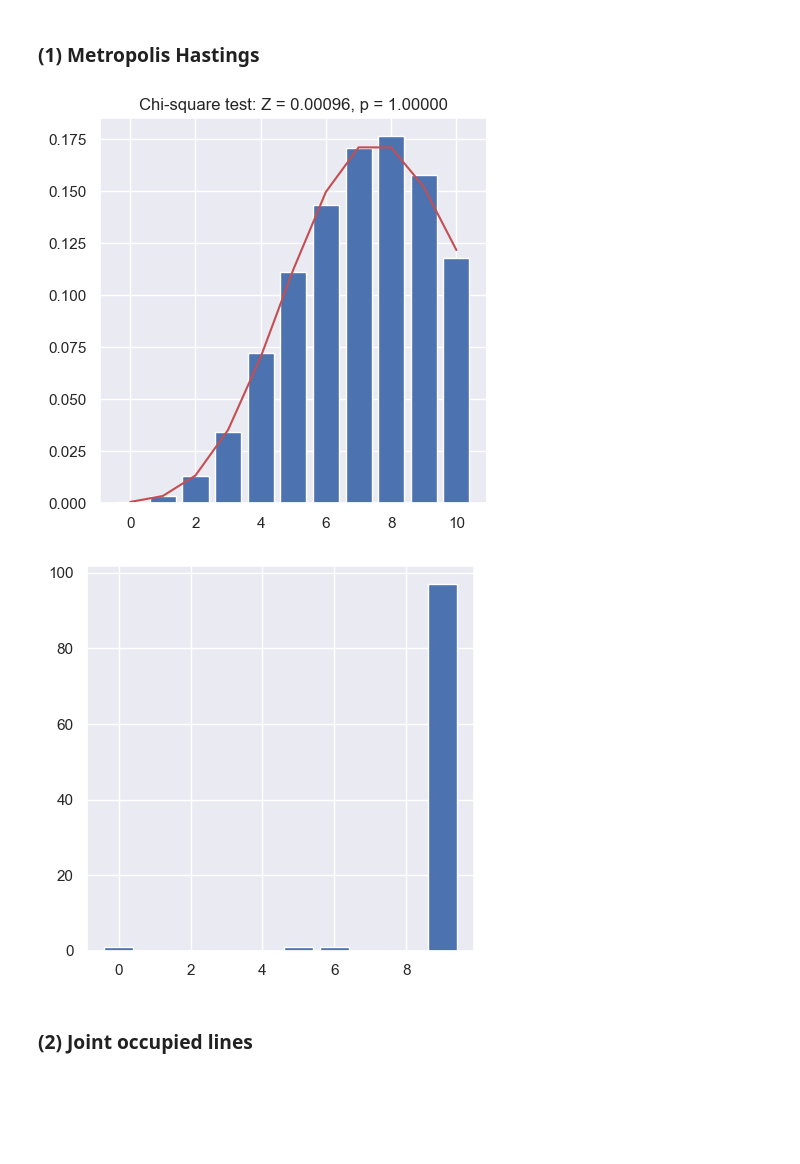
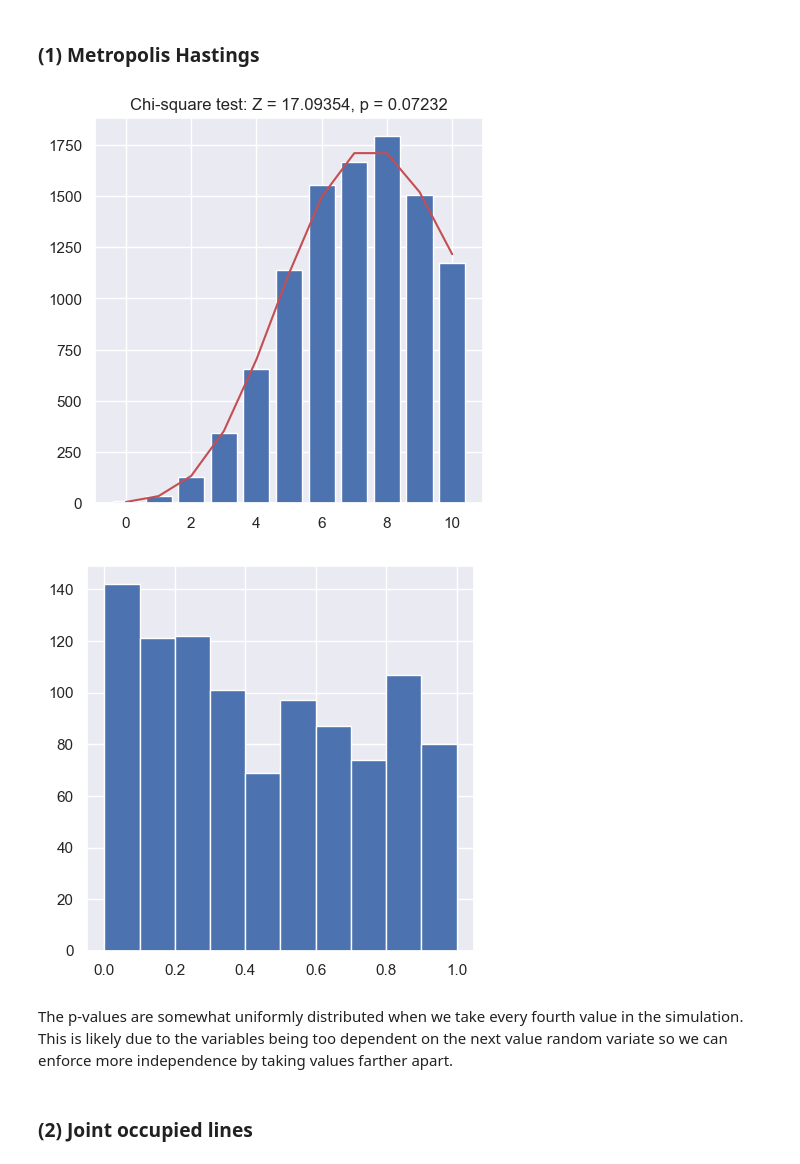
Before and after one commit to SigurdThorlund/02443-stochastic-simulation, a Jupyter notebook: sigurd/5-day/exercise_6.ipynb, the cells around one changed output. Drawn from its saved outputs; the diff is of its cells as text; code cells hidden in the pictures; blank space fills up the shorter version.

```diff
--- a/sigurd/5-day/exercise_6.ipynb
+++ b/sigurd/5-day/exercise_6.ipynb
@@ -62,52 +62,55 @@ def metropolis_hastings(A, m = 10, n = 10000):
 
 m = 10
 A = 8
-X = metropolis_hastings(A = A, m = m, n = 10000)
+n = 10000
+X = metropolis_hastings(A = A, m = m, n = n)
 
-temp =  np.histogram(X, bins = m + 1, density=1)[0]
-X_hist = temp / temp.sum()
+X_hist =  np.histogram(X, bins = m + 1, density=0)[0]
 
 P = analytical_solution(m = m + 1)
 
-test = stats.chisquare(X_hist, P)
+test = stats.chisquare(X_hist, P * n)
 
 Z = test.statistic
 p = test.pvalue
 
 fig, ax = plt.subplots(1, figsize = (5, 5))
-ax.plot(P, color = 'r')
+ax.plot(P * n, color = 'r')
 ax.bar(x = np.arange(0, m + 1, 1), height = X_hist)
 ax.set_title(f'Chi-square test: Z = {Z:.5f}, p = {p:.5f}')
 
 plt.show()
 # %% [output]
-[figure, old version]
+[figure, new version]
 # %%
 # Calculate p-values for multiple runs
-runs = 100
+runs = 1000
 p_vals = np.zeros(runs)
+step = 4
+n = 20000
 
 for r in tqdm(range(runs)):
-    X = metropolis_hastings(A = A, m = m, n = 10000)
+    X = metropolis_hastings(A = A, m = m, n = n)[::step]
 
-    temp =  np.histogram(X, bins = m + 1, density=0)[0]
-    X_hist = temp / temp.sum()
+    X_hist =  np.histogram(X, bins = m + 1, density=0)[0]
 
     P = analytical_solution(m = m + 1)
 
-    test = stats.chisquare(X_hist, P)
+    test = stats.chisquare(X_hist, P * (n/step))
     p = test.pvalue
 
     p_vals[r] = p
 
 p_hist = np.histogram(p_vals, bins = 10)[0]
 
 fig, ax = plt.subplots(1, 1, figsize = (5, 5))
-ax.bar(x = np.arange(0, 10), height = p_hist)
+ax.hist(p_vals, bins = 10)
 
 plt.show()
 # %% [output]
-[figure, old version]
+[figure, new version]
+# %% [markdown]
+The p-values are somewhat uniformly distributed when we take every fourth value in the simulation. This is likely due to the variables being too dependent on the next value random variate so we can enforce more independence by taking values farther apart.
 # %% [markdown]
 <h3>(2) Joint occupied lines </h3>
 # %%
```
Also changed, not shown: parts of 5 cells of this notebook, 1 other file.
